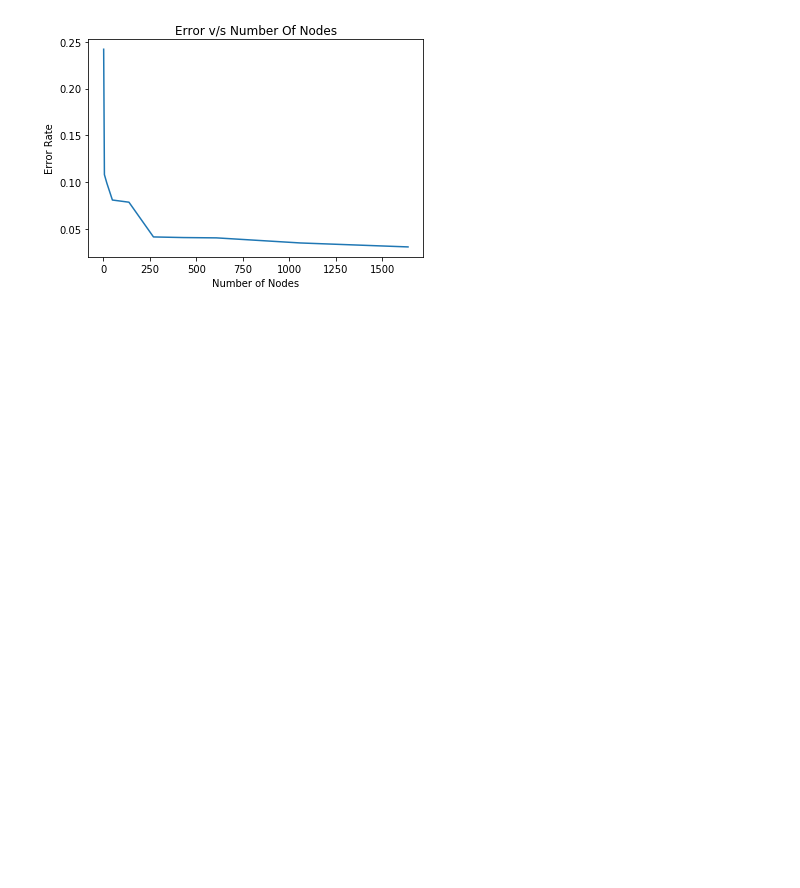
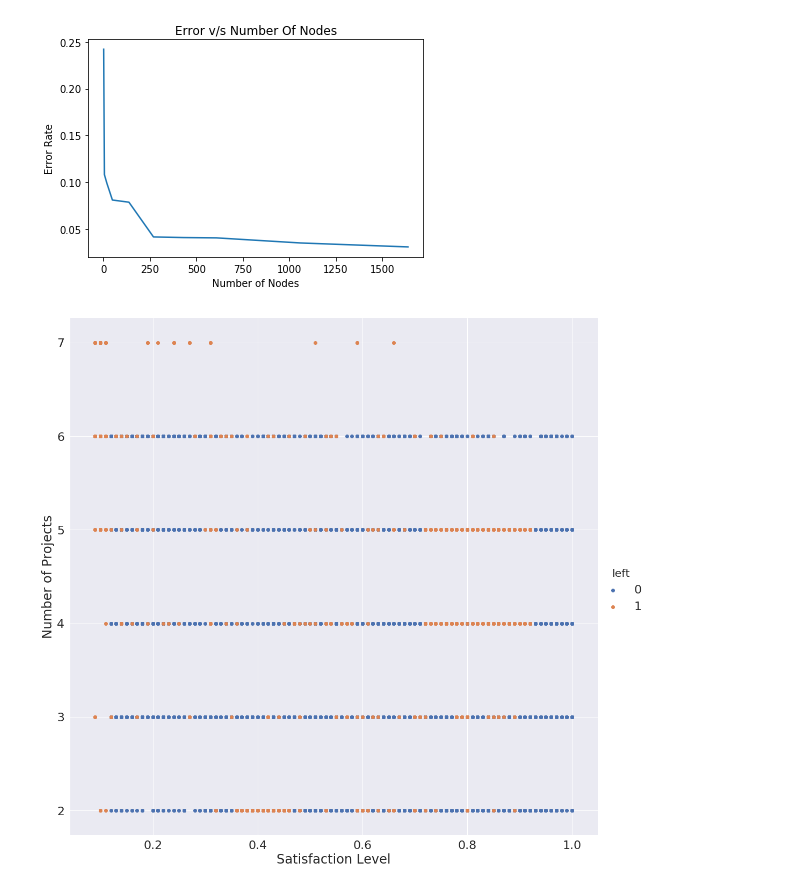
Before and after one commit to anand13sethi/decision-tree, a Jupyter notebook: Decision Tree.ipynb, the cells around one changed output. Saved outputs shown, nothing was run; the diff lists cells and outputs as text; code cells hidden in the pictures; blank space fills up the shorter version.

```diff
--- a/Decision Tree.ipynb
+++ b/Decision Tree.ipynb
@@ -363,3 +364,18 @@ plt.show()
 # %% [output]
 [1, 5, 18, 48, 137, 269, 430, 608, 1060, 1639]
 [figure]
+# %%
+left = data['left'].values
+satisfaction = data['satisfaction_level'].values
+project = data['number_project'].values
+
+sns.set_style("whitegrid");
+sns.set(font_scale = 2)
+ax = sns.FacetGrid(data, hue="left", height=15) \
+   .map(plt.scatter, "satisfaction_level", "number_project") \
+   .add_legend();
+ax.set(xlabel='Satisfaction Level', ylabel='Number of Projects')
+
+plt.show();
+# %% [output]
+[figure, added]
```
Also changed, not shown: parts of 1 cell of this notebook.
